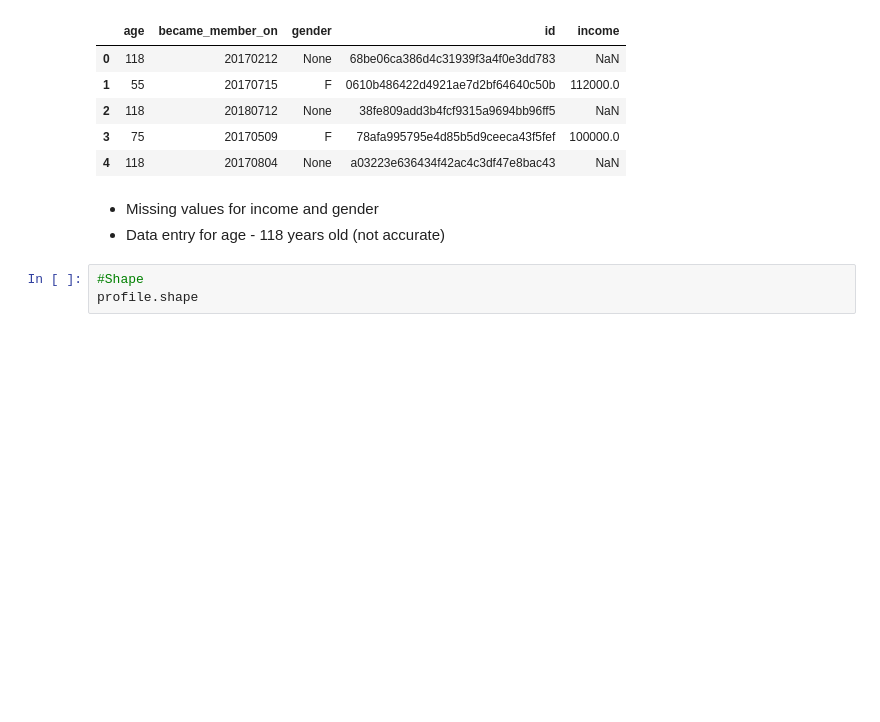
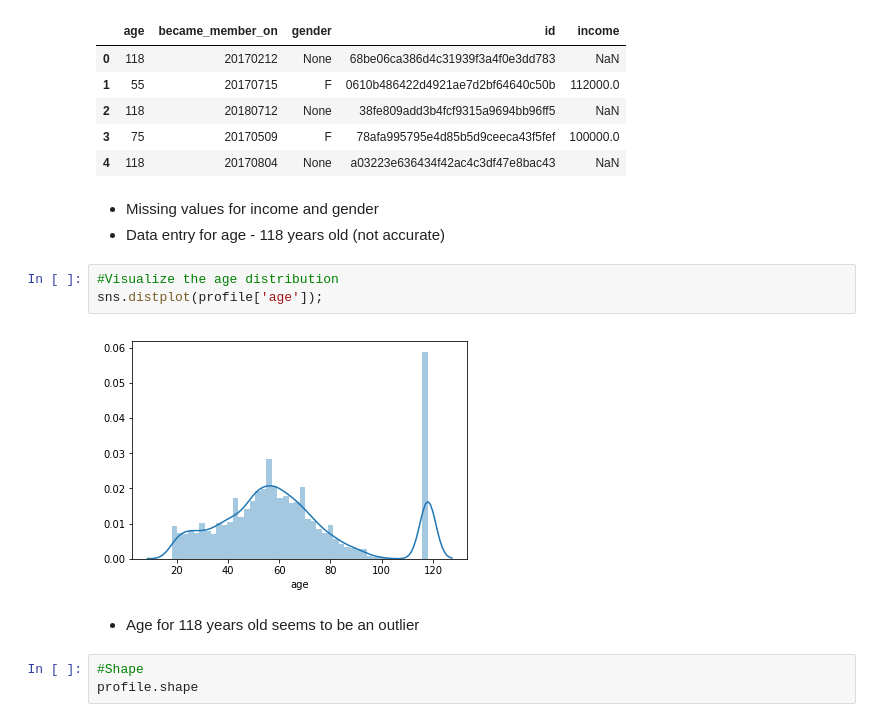
Before and after one commit to HunterKane/Starbucks-Reward-App-, a Jupyter notebook: Starbucks_Capstone_notebook-2.ipynb, the cells around one changed output. Cells and saved outputs as stored; diff of their text form; blank space fills up the shorter version.

```diff
--- a/Starbucks_Capstone_notebook-2.ipynb
+++ b/Starbucks_Capstone_notebook-2.ipynb
@@ -229,6 +229,13 @@ profile.head()
 # %% [markdown]
 - Missing values for income and gender
 - Data entry for age - 118 years old (not accurate)
+# %%
+#Visualize the age distribution
+sns.distplot(profile['age']);
+# %% [output]
+[figure, added]
+# %% [markdown]
+ - Age for 118 years old seems to be an outlier
 # %%
 #Shape
 profile.shape
```
Also changed, not shown: parts of 26 cells of this notebook.
